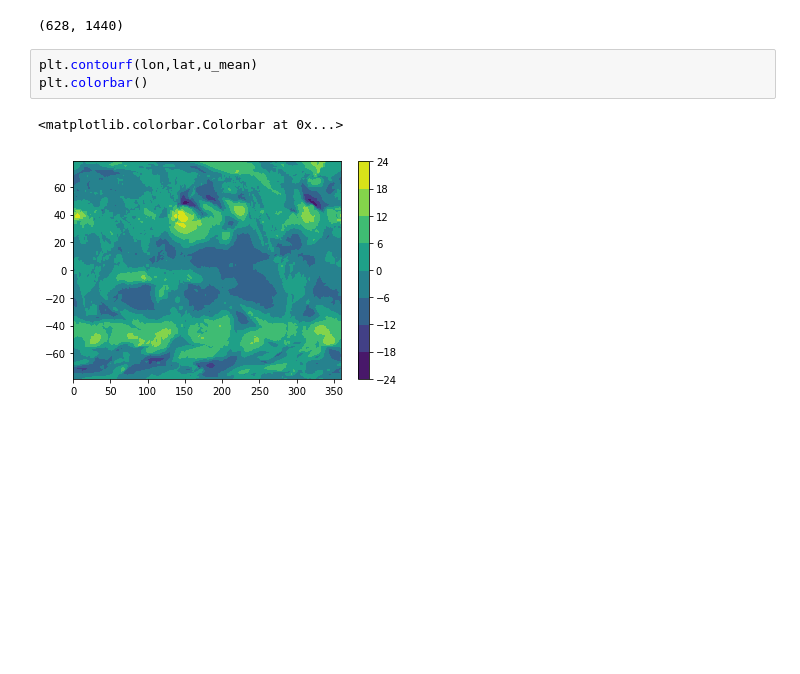
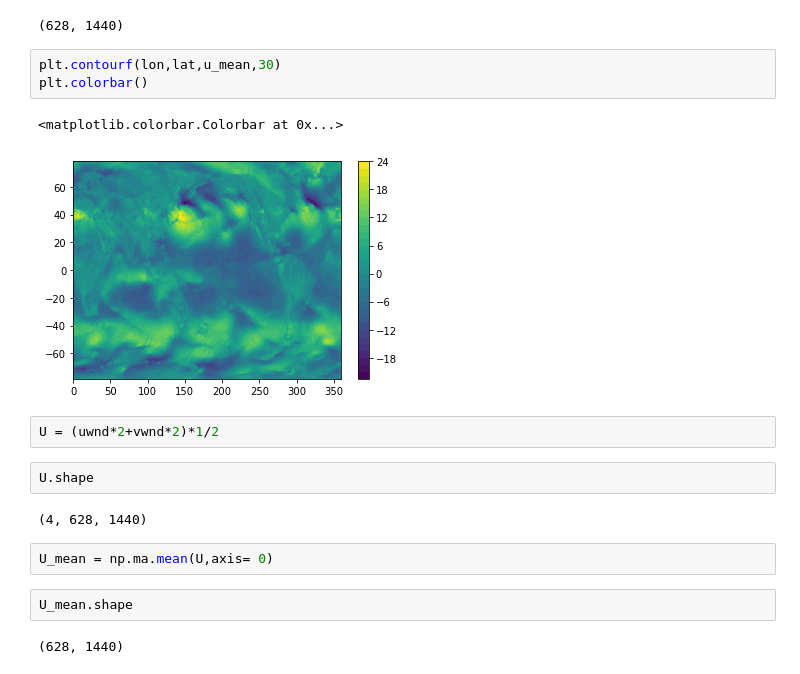
Before and after one commit to Rrogerwu/expansion_fans, a Jupyter notebook: src/Wind_data_ccmp.ipynb, the cells around one changed output. Saved outputs shown, nothing was run; the diff lists cells and outputs as text; blank space fills up the shorter version.

```diff
--- a/src/Wind_data_ccmp.ipynb
+++ b/src/Wind_data_ccmp.ipynb
@@ -47,8 +53,20 @@ u_mean.shape
 # %% [output]
 (628, 1440)
 # %%
-plt.contourf(lon,lat,u_mean)
+plt.contourf(lon,lat,u_mean,30)
 plt.colorbar()
 # %% [output]
 <matplotlib.colorbar.Colorbar at 0x...>
-[figure, old version]
+[figure, new version]
+# %%
+U = (uwnd*2+vwnd*2)*1/2
+# %%
+U.shape
+# %% [output]
+(4, 628, 1440)
+# %%
+U_mean = np.ma.mean(U,axis= 0)
+# %%
+U_mean.shape
+# %% [output]
+(628, 1440)
```
Also changed, not shown: parts of 3 cells of this notebook.
